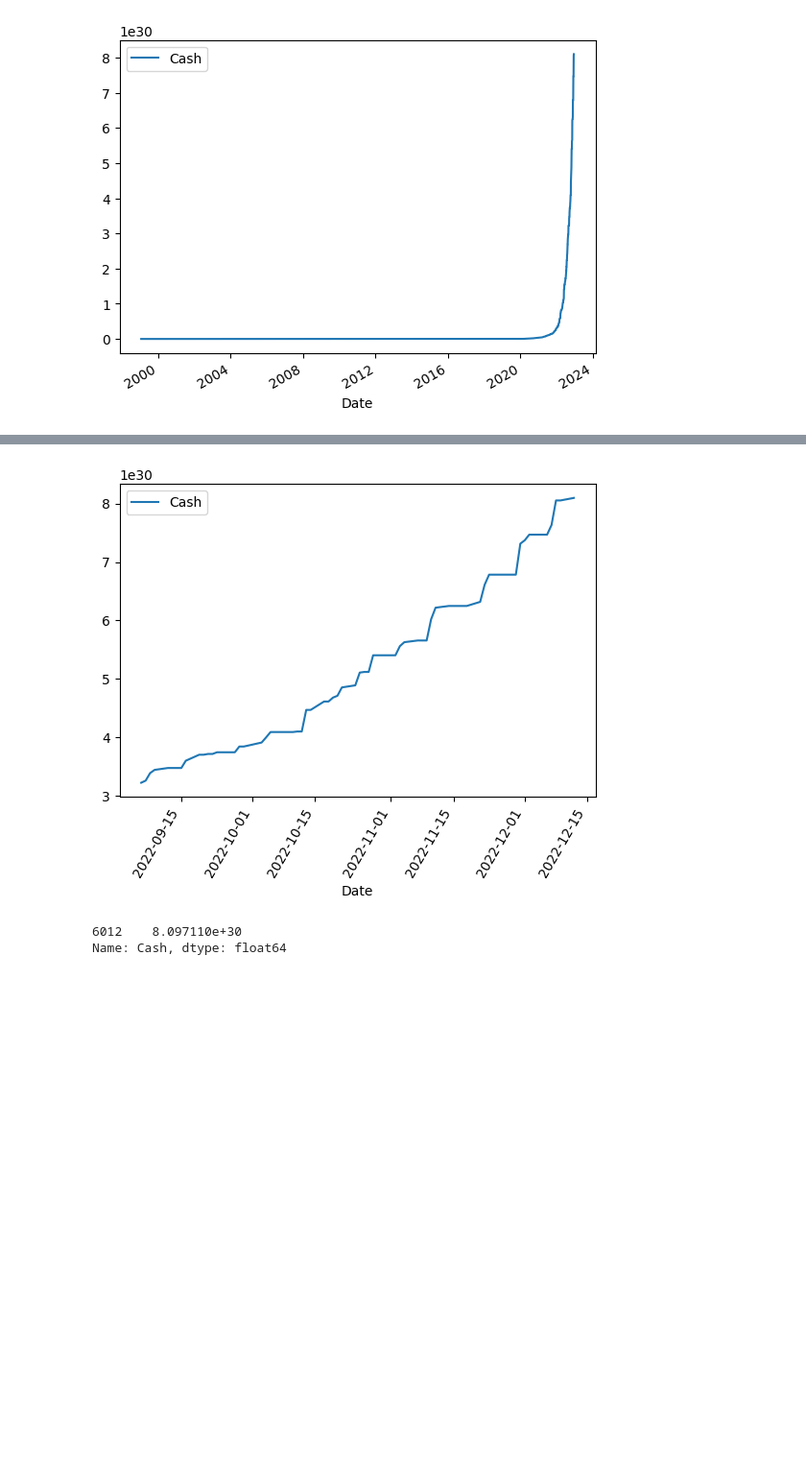
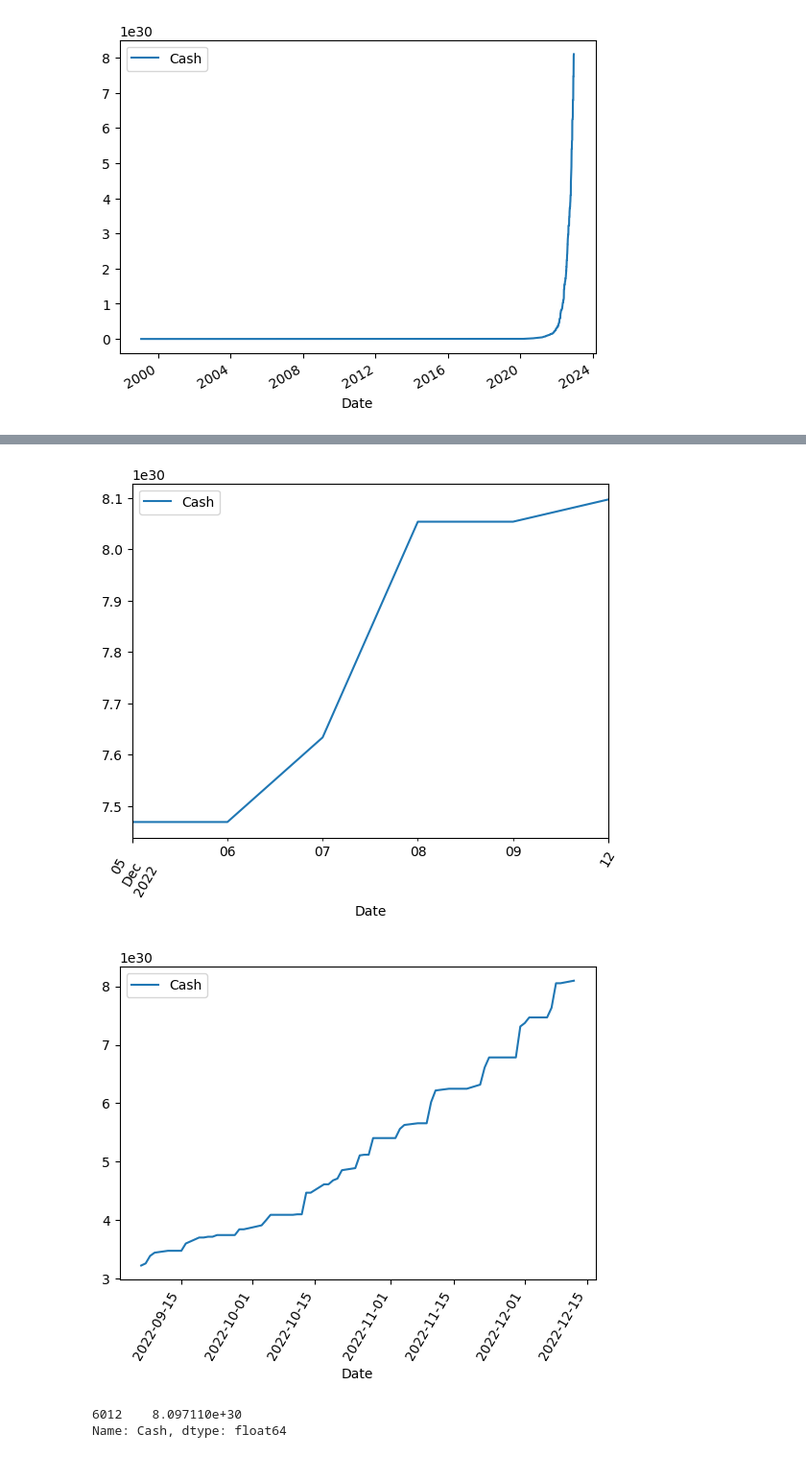
Before and after one commit to JustHans/Databehandling_Oppgave, a Jupyter notebook: usingpandas.ipynb, the cells around one changed output, grey strips where cells are left out. Shown at 96% size. Drawn from its saved outputs; the diff is of its cells as text; code cells hidden in the pictures; blank space fills up the shorter version.

```diff
--- a/usingpandas.ipynb
+++ b/usingpandas.ipynb
@@ -45,14 +75,12 @@ plt.show()
 # %%
+#Startmengden som blir investert
 cash = 100
 
-df["Value open"] = 0
-df["Value close"] = 0
-
-df["Stock amount"] = 0
+#Ny kolonne som inneholder verdien av den opprinnelige investeringen
 df["Cash"] = 0
 
+#Går gjennom hele datasettet og regner ut maksimale tjeningen mulig
 isHolding = False
-
 for i in range(len(df)):
     if(df["Change"].iloc[i] > 0):
         cash = cash * df["ChangePercentage"].iloc[i]
@@ -65,7 +101,9 @@ plt.show()
 # %%
+print_last_n_days(10,"Cash")
 print_last_n_days(100,"Cash")
 print(df["Cash"].tail(1))
 # %% [output]
-[figure, old version]
+[figure, new version]
+[figure, added]
 6012    8.097110e+30
 Name: Cash, dtype: float64
```
Also changed, not shown: parts of 16 cells of this notebook, 6 other files.
